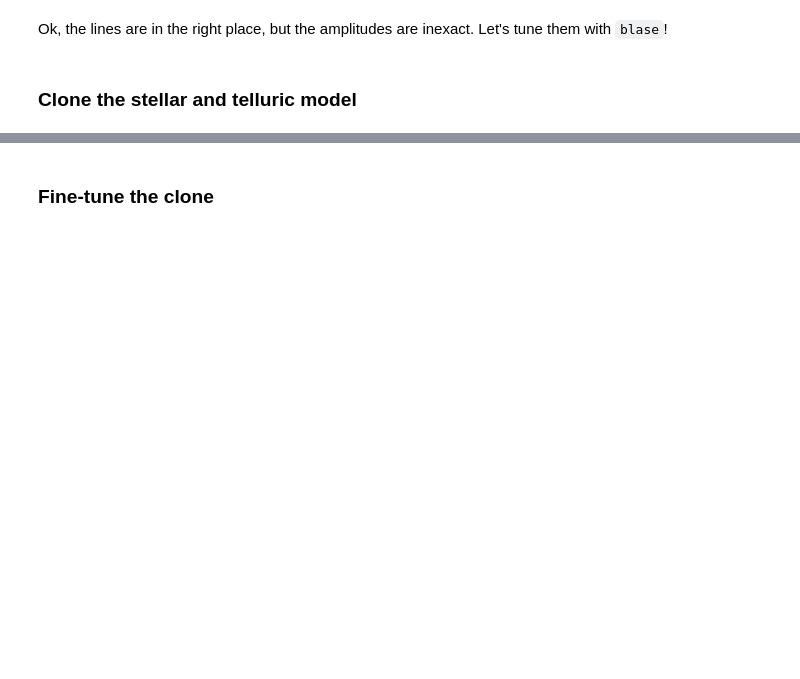
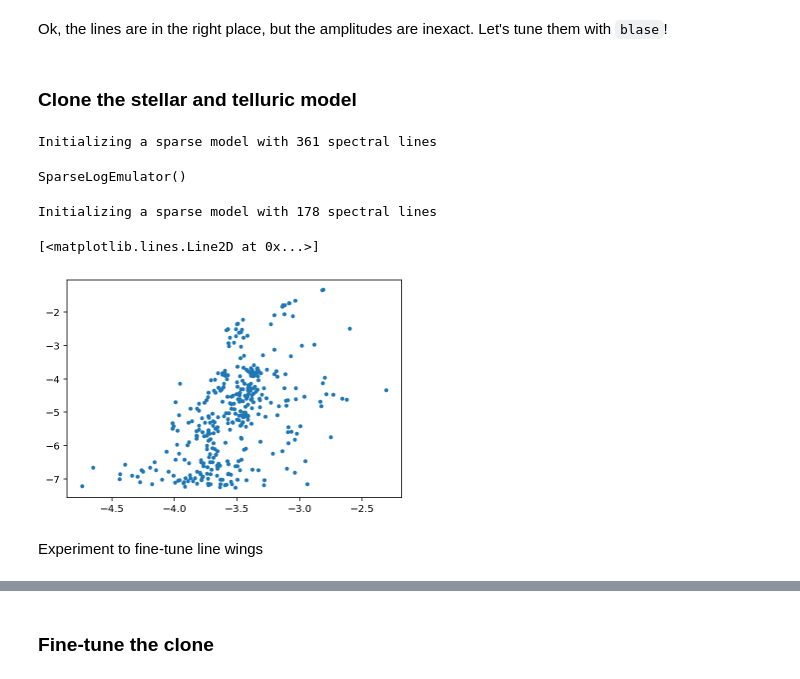
Before and after one commit to gully/blase, a Jupyter notebook: docs/paper_figures/WASP-69_HPF_paperfigs.ipynb, the cells around one changed output, grey strips where cells are left out. Drawn from its saved outputs; the diff is of its cells as text; code cells hidden in the pictures; blank space fills up the shorter version.

```diff
--- a/docs/paper_figures/WASP-69_HPF_paperfigs.ipynb
+++ b/docs/paper_figures/WASP-69_HPF_paperfigs.ipynb
@@ -98,10 +106,25 @@ Ok, the lines are in the right place, but the amplitudes are inexact.  Let's tun
 ### Clone the stellar and telluric model
 # %%
 stellar_emulator = SparseLogEmulator(spectrum.wavelength.value,
-                                     np.log(spectrum.flux.value), prominence=0.01, device=device)
+                                     np.log(spectrum.flux.value), prominence=0.005, device=device)
 stellar_emulator.to(device)
+# %% [output]
+Initializing a sparse model with 361 spectral lines
+SparseLogEmulator()
+# %%
+stellar_emulator.lam_centers.requires_grad = False
 # %%
 telluric_emulator = SparseLogEmulator(telluric_spectrum.wavelength.value,
                                       np.log(telluric_spectrum.flux.value),
-                                      prominence=0.01, device=device)
+                                      prominence=0.005, device=device)
 telluric_emulator.to(device)
+telluric_emulator.lam_centers.requires_grad=False
+# %% [output]
+Initializing a sparse model with 178 spectral lines
+# %%
+plt.plot(stellar_emulator.sigma_widths.detach().cpu(), stellar_emulator.amplitudes.detach().cpu(), '.')
+# %% [output]
+[<matplotlib.lines.Line2D at 0x...>]
+[figure, added]
+# %% [markdown]
+Experiment to fine-tune line wings
```
Also changed, not shown: parts of 31 cells of this notebook.
